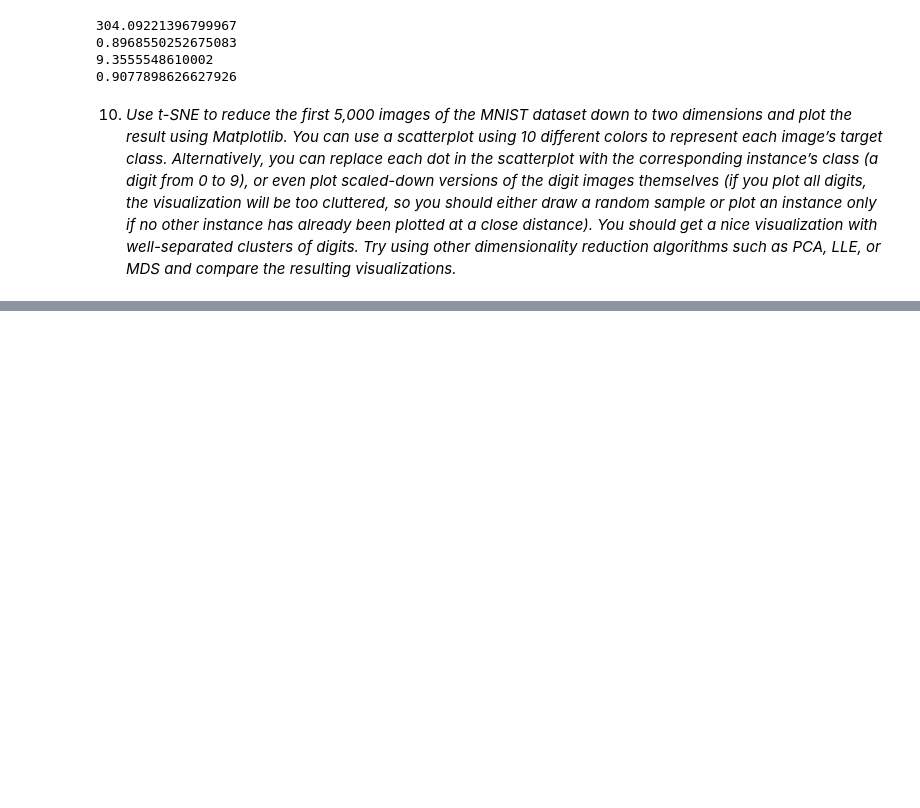
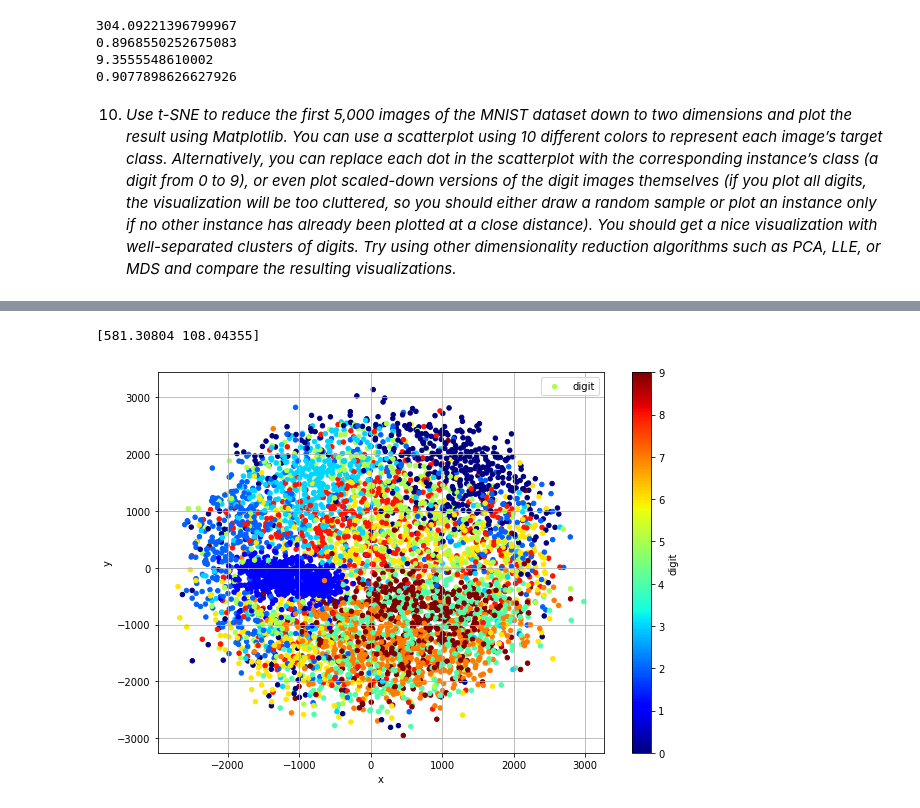
Before and after one commit to chrismarch/ml-exercises, a Jupyter notebook: 08_dimensionality_reduction.ipynb, the cells around one changed output, grey strips where cells are left out. Drawn from its saved outputs; the diff is of its cells as text; code cells hidden in the pictures; blank space fills up the shorter version.

```diff
--- a/08_dimensionality_reduction.ipynb
+++ b/08_dimensionality_reduction.ipynb
@@ -135,0 +149,8 @@ plt.show()
+# %%
+from sklearn.manifold import MDS
+mds = MDS(n_components=2)
+X_mds = mds.fit_transform(X5k)
+plot(X_mds, y5k)
+# %% [output]
+[581.30804 108.04355]
+[figure, added]
```
Also changed, not shown: parts of 4 cells of this notebook.
